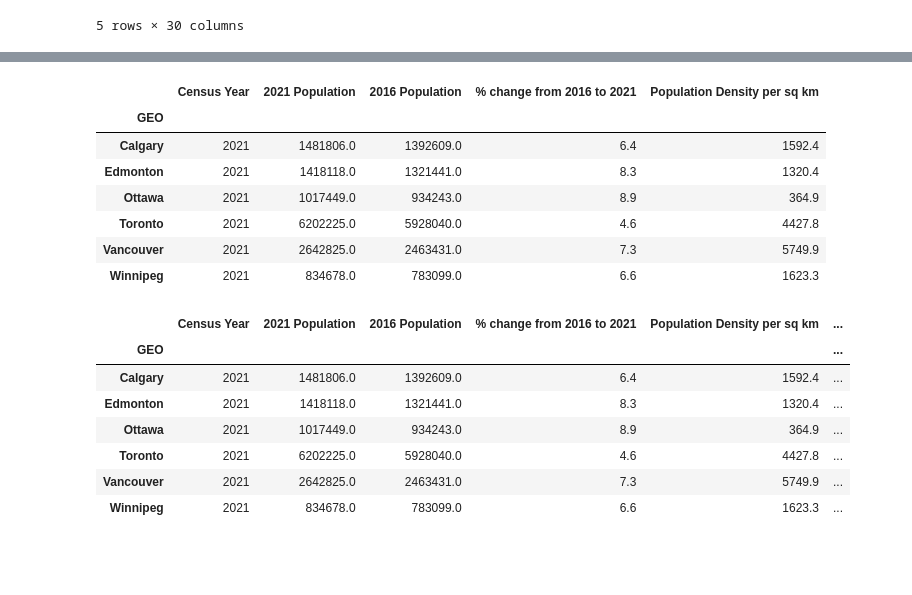
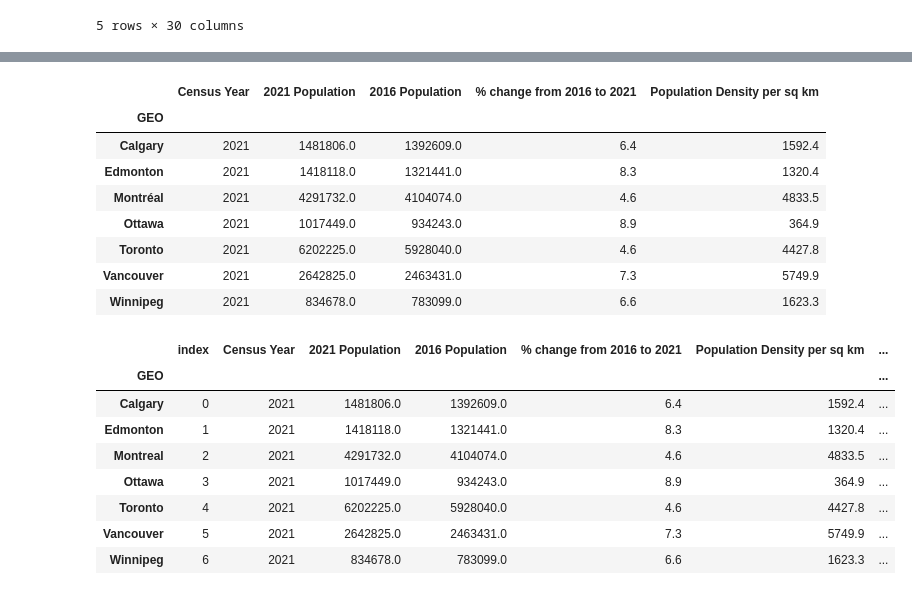
Before and after one commit to RL-Lane/Professional-Sports, a Jupyter notebook: Notebooks/Canada_Census.ipynb, the cells around one changed output, grey strips where cells are left out. Drawn from its saved outputs; the diff is of its cells as text; code cells hidden in the pictures; blank space fills up the shorter version.

```diff
--- a/Notebooks/Canada_Census.ipynb
+++ b/Notebooks/Canada_Census.ipynb
@@ -13,7 +13,7 @@ census_df.head()
 | 4 | 2021 | Mission | 2021A00055909056 | 5 | 41519.0 | NaN | 38554.0 | ... |
 5 rows × 30 columns
 # %%
-cities_list = ['Calgary','Edmonton','Montreal','Ottawa','Toronto','Vancouver','Winnipeg']
+cities_list = ['Calgary','Edmonton','Montréal','Ottawa','Toronto','Vancouver','Winnipeg']
 filtered_cities = census_df.loc[census_df['GEO'].isin(cities_list)]
 filtered_cities
 # %% [output]
@@ -75,6 +79,7 @@ reduced_sports_cities
 | GEO |  |  |  |  |  |
 | Calgary | 2021 | 1481806.0 | 1392609.0 | 6.4 | 1592.4 |
 | Edmonton | 2021 | 1418118.0 | 1321441.0 | 8.3 | 1320.4 |
+| Montréal | 2021 | 4291732.0 | 4104074.0 | 4.6 | 4833.5 |
 | Ottawa | 2021 | 1017449.0 | 934243.0 | 8.9 | 364.9 |
 | Toronto | 2021 | 6202225.0 | 5928040.0 | 4.6 | 4427.8 |
 | Vancouver | 2021 | 2642825.0 | 2463431.0 | 7.3 | 5749.9 |
@@ -82,15 +87,19 @@ reduced_sports_cities
 # %%
 # convert from sq km to sq mi
 reduced_sports_cities['Population Density per sq mi'] = round(reduced_sports_cities['Population Density per sq km'] * (0.621371 **2),1)
+reduced_sports_cities.reset_index(inplace=True)
+reduced_sports_cities['GEO'] = reduced_sports_cities['GEO'].replace({'Montréal':'Montreal'})
+reduced_sports_cities.set_index(['GEO'], inplace=True)
 reduced_sports_cities
 # %% [output]
-|  | Census Year | 2021 Population | 2016 Population | % change from 2016 to 2021 | Population Density per sq km | ... |
-| GEO |  |  |  |  |  | ... |
-| Calgary | 2021 | 1481806.0 | 1392609.0 | 6.4 | 1592.4 | ... |
-| Edmonton | 2021 | 1418118.0 | 1321441.0 | 8.3 | 1320.4 | ... |
-| Ottawa | 2021 | 1017449.0 | 934243.0 | 8.9 | 364.9 | ... |
-| Toronto | 2021 | 6202225.0 | 5928040.0 | 4.6 | 4427.8 | ... |
-| Vancouver | 2021 | 2642825.0 | 2463431.0 | 7.3 | 5749.9 | ... |
-| Winnipeg | 2021 | 834678.0 | 783099.0 | 6.6 | 1623.3 | ... |
+|  | index | Census Year | 2021 Population | 2016 Population | % change from 2016 to 2021 | Population Density per sq km | ... |
+| GEO |  |  |  |  |  |  | ... |
+| Calgary | 0 | 2021 | 1481806.0 | 1392609.0 | 6.4 | 1592.4 | ... |
+| Edmonton | 1 | 2021 | 1418118.0 | 1321441.0 | 8.3 | 1320.4 | ... |
+| Montreal | 2 | 2021 | 4291732.0 | 4104074.0 | 4.6 | 4833.5 | ... |
+| Ottawa | 3 | 2021 | 1017449.0 | 934243.0 | 8.9 | 364.9 | ... |
+| Toronto | 4 | 2021 | 6202225.0 | 5928040.0 | 4.6 | 4427.8 | ... |
+| Vancouver | 5 | 2021 | 2642825.0 | 2463431.0 | 7.3 | 5749.9 | ... |
+| Winnipeg | 6 | 2021 | 834678.0 | 783099.0 | 6.6 | 1623.3 | ... |
 # %%
 reduced_sports_cities.to_csv('../Resources/CanadaSportsCities.csv')
```
Also changed, not shown: parts of 3 cells of this notebook, 4 other files.
